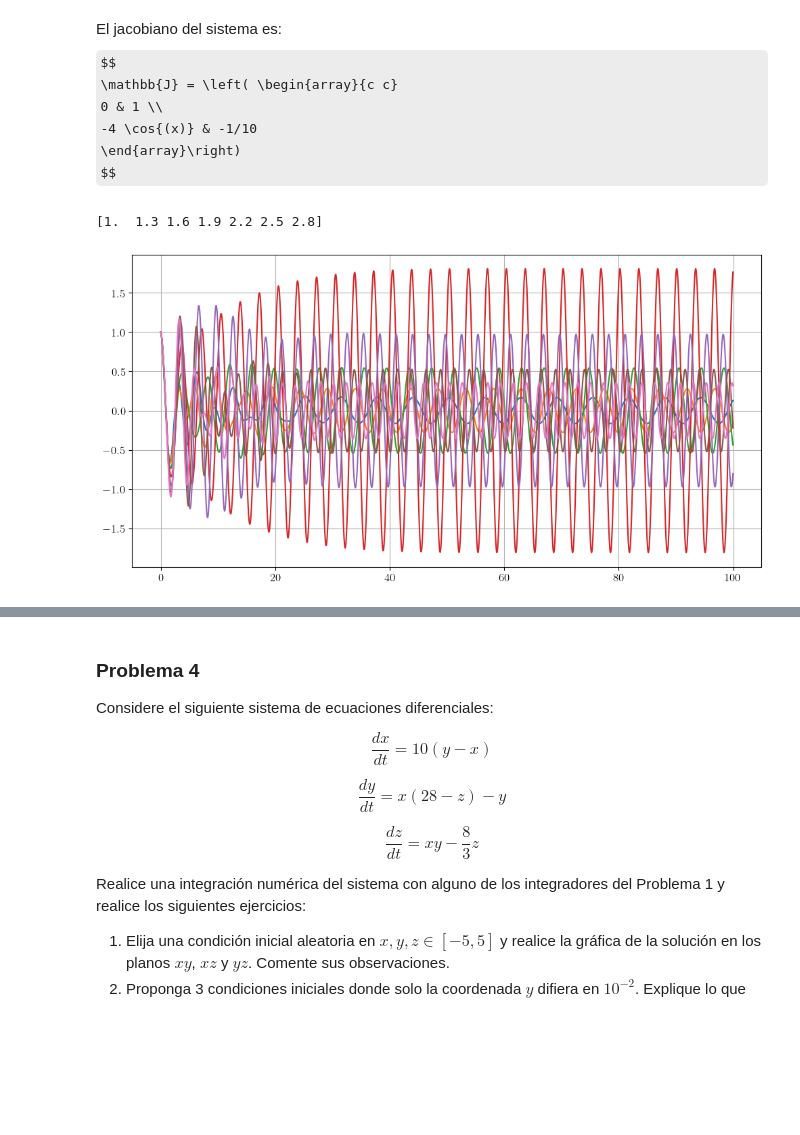
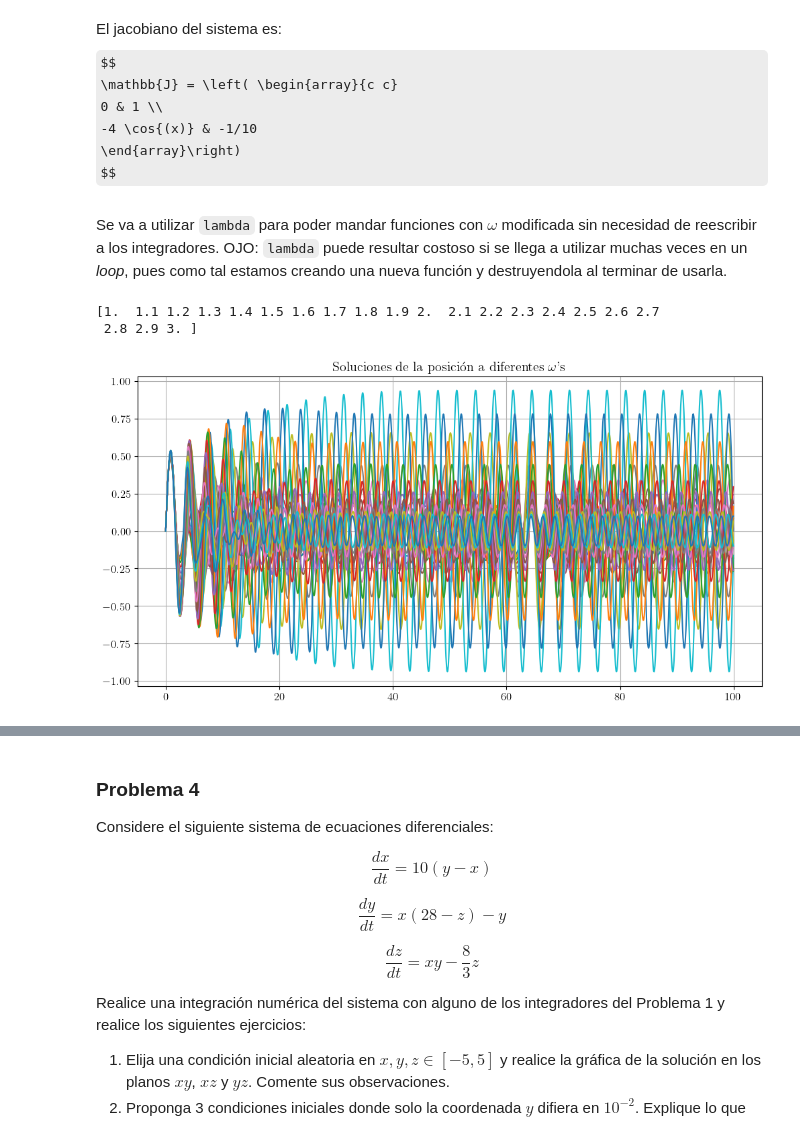
Before and after one commit to tamoaltas/FIS-COMP, a Jupyter notebook: tareas/tarea_3_Vidal_Tamayo_Tamez_Roman_Tamez.ipynb, the cells around one changed output, grey strips where cells are left out. Drawn from its saved outputs; the diff is of its cells as text; code cells hidden in the pictures; some formulas as TeX source; blank space fills up the shorter version.

```diff
--- a/tareas/tarea_3_Vidal_Tamayo_Tamez_Roman_Tamez.ipynb
+++ b/tareas/tarea_3_Vidal_Tamayo_Tamez_Roman_Tamez.ipynb
@@ -351,22 +351,26 @@ def jacob_1(y):
     x, v = y
     J_3[1,0] = -4*np.cos(x)
     return J_3
+# %% [markdown]
+Se va a utilizar `lambda` para poder mandar funciones con $\omega$ modificada sin necesidad de reescribir a los integradores. OJO: `lambda` puede resultar costoso si se llega a utilizar muchas veces en un <em>loop</em>, pues como tal estamos creando una nueva función y destruyendola al terminar de usarla.
 # %%
 t0, tf = 0,100 # Tiempo inicial y final
 h = 0.05  # Paso de tiempo
 y0 = np.array([0, 1])  # x(0) = 0, v(0) = 1
-omegas = np.arange(1,3.01,0.3)
+omegas = np.arange(1,3.01,0.1)
 print(omegas)
 sols = [integrar_RK4(lambda t, y: edo_3(t,y,omg), t0, y0, tf, h) for omg in omegas]
+
+# Graficas
+plt.figure(figsize=(12,6))
+plt.title("Soluciones de la posición a diferentes $\omega$'s")
+for i in range(len(sols)):
+    t, y = sols[i]
+    plt.plot(t, y[:,0])
+
+plt.grid()
+plt.show()
 # %% [output]
-[1.  1.3 1.6 1.9 2.2 2.5 2.8]
+[1.  1.1 1.2 1.3 1.4 1.5 1.6 1.7 1.8 1.9 2.  2.1 2.2 2.3 2.4 2.5 2.6 2.7
+ 2.8 2.9 3. ]
+[figure, added]
-# %%
-plt.figure(figsize=(12,6))
-for i in range(len(sols)):
-    t, y = sols[i]
-    plt.plot(t, y[:,1])
-
-plt.grid()
-plt.show()
-# %% [output]
-[figure, removed]
```
Also changed, not shown: parts of 10 cells of this notebook, 1 other file.
